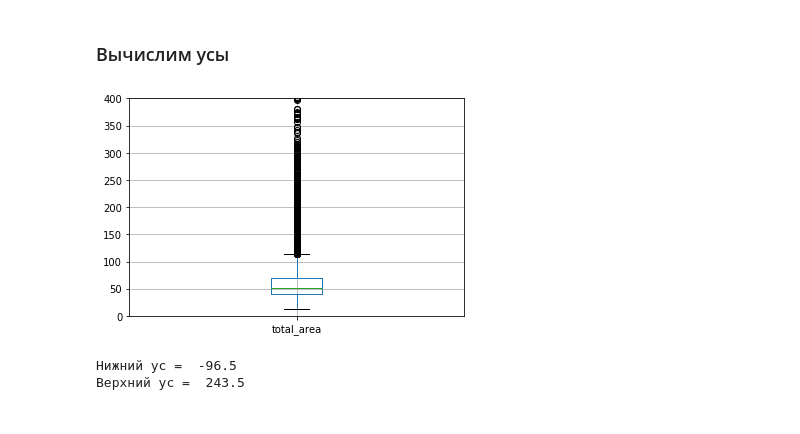
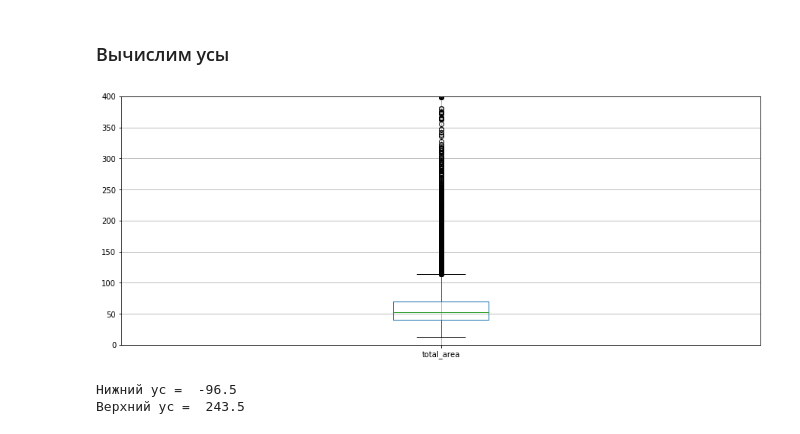
Before and after one commit to konicaRu/i_am_data_analyst, a Jupyter notebook: 2_project_research_data_analysis/2_project_flat_for_sale.ipynb, the cells around one changed output. Cells and saved outputs as stored; diff of their text form; code cells hidden in the pictures.

```diff
--- a/2_project_research_data_analysis/2_project_flat_for_sale.ipynb
+++ b/2_project_research_data_analysis/2_project_flat_for_sale.ipynb
@@ -1069,11 +1019,11 @@ Name: total_area, dtype: float64
 # %% [markdown]
 ### Вычислим усы
 # %%
-df.boxplot('total_area')
+df.boxplot('total_area', figsize=(15,6))
 plt.ylim(0, 400)
 plt.show()
 # %% [output]
-[figure, old version]
+[figure, new version]
 # %%
 q1 = df['total_area'].quantile(0.05)
 q3 = df['total_area'].quantile(0.95)
```
Also changed, not shown: parts of 20 cells of this notebook.
